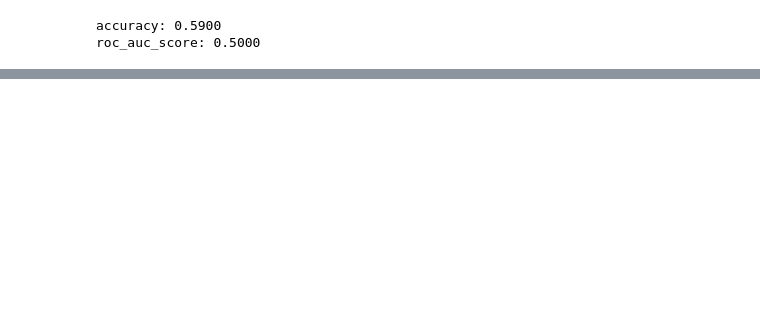
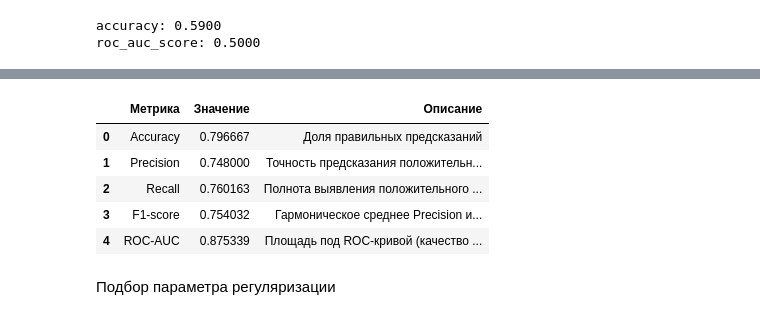
Before and after one commit to Androgorodok/aiecity, a Jupyter notebook: homeworks/HW05/HW05.ipynb, the cells around one changed output, grey strips where cells are left out. Saved outputs shown, nothing was run; the diff lists cells and outputs as text; code cells hidden in the pictures; blank space fills up the shorter version.

```diff
--- a/homeworks/HW05/HW05.ipynb
+++ b/homeworks/HW05/HW05.ipynb
@@ -111,2 +126,47 @@ pipe = Pipeline([
+# %%
+pipe = Pipeline([
+    ("scaler", StandardScaler()),
+    ("logreg", LogisticRegression(
+        max_iter=1000,
+        random_state=42,
+        class_weight='balanced'
+    ))
+])
+
+pipe.fit(X_train, y_train)
+
+
+y_pred = pipe.predict(X_test)
+y_pred_proba = pipe.predict_proba(X_test)[:, 1]
+
+
+accuracy_val = accuracy_score(y_test, y_pred)
+precision_val = precision_score(y_test, y_pred, zero_division=0)
+recall_val = recall_score(y_test, y_pred, zero_division=0)
+f1_val = f1_score(y_test, y_pred, zero_division=0)
+roc_auc_val = roc_auc_score(y_test, y_pred_proba)
+
+metrics_df = pd.DataFrame({
+    'Метрика': ['Accuracy', 'Precision', 'Recall', 'F1-score', 'ROC-AUC'],
+    'Значение': [accuracy_val, precision_val, recall_val, f1_val, roc_auc_val],
+    'Описание': [
+        'Доля правильных предсказаний',
+        'Точность предсказания положительного класса',
+        'Полнота выявления положительного класса',
+        'Гармоническое среднее Precision и Recall',
+        'Площадь под ROC-кривой (качество ранжирования)'
+    ]
+})
+
+metrics_df
+# %% [output]
+|  | Метрика | Значение | Описание |
+| 0 | Accuracy | 0.796667 | Доля правильных предсказаний |
+| 1 | Precision | 0.748000 | Точность предсказания положительн... |
+| 2 | Recall | 0.760163 | Полнота выявления положительного ... |
+| 3 | F1-score | 0.754032 | Гармоническое среднее Precision и... |
+| 4 | ROC-AUC | 0.875339 | Площадь под ROC-кривой (качество ... |
+# %% [markdown]
+Подбор параметра регуляризации
 # %%
 param_grid = {
```
Also changed, not shown: parts of 19 cells of this notebook, 1 other file.
